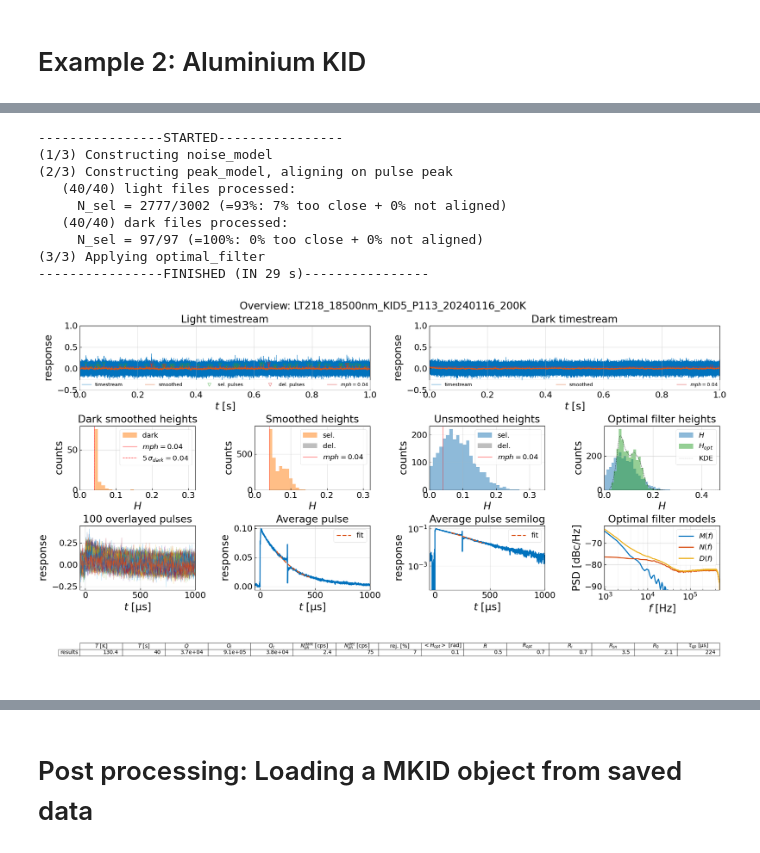
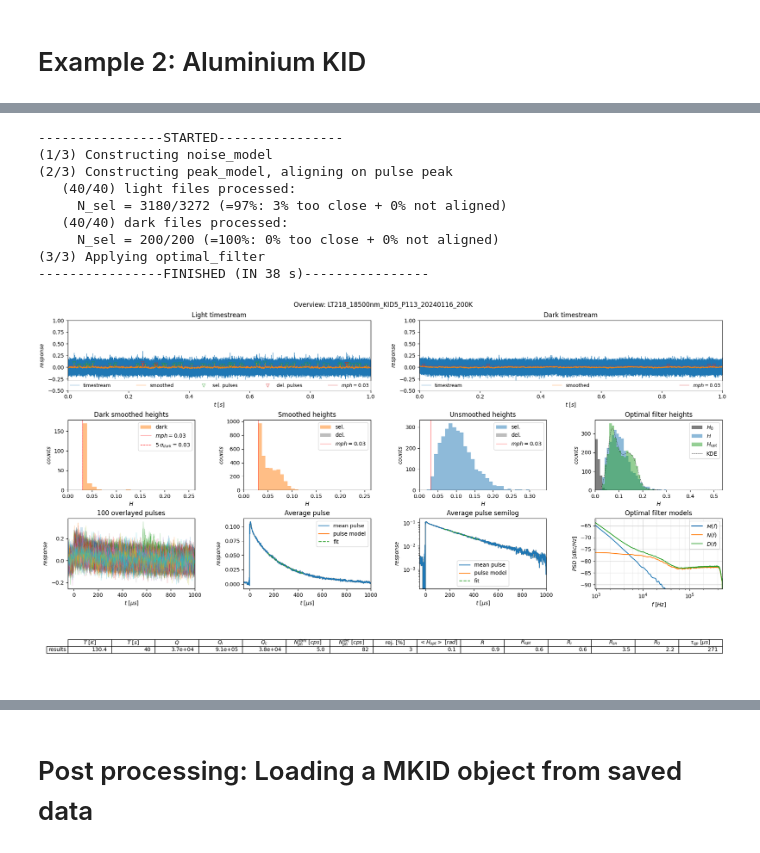
Before and after one commit to wilbertras/python-pulse-analysis, a Jupyter notebook: README.ipynb, the cells around one changed output, grey strips where cells are left out. Cells and saved outputs as stored; diff of their text form; code cells hidden in the pictures.

```diff
--- a/README.ipynb
+++ b/README.ipynb
@@ -92,16 +91,16 @@ Elapsed time: 6 s
 # %%
 psc = None
-settings = {'sf':1e6,'coord':'smith','response':'X','pw':1000,'sw':500, 'align':'peak', 'window':'box', 'ssf':1, 'sstype':'interp','buffer':10,'mph':psc,'mpp':psc,
+settings = {'sf':1e6,'coord':'smith','response':'X','pw':1000,'sw':250, 'align':'peak', 'window':'exp', 'ssf':1, 'sstype':'interp','buffer':10,'mph':psc,'mpp':psc,
             'nr_noise_segments':1000,'binsize':0.01,'H_range':None,'fit_T':[200, 500],'max_bw':10000,'tlim':[0, 1],'filter_std':5,'rise_offset':50, 'pulse_template':None}
 mkid.overview(settings, f, max_chuncks=1, redo_peak_model=True, plot_pulses=False, save=False, figpath='./README Results/')
 # %% [output]
 ----------------STARTED----------------
 (1/3) Constructing noise_model
 (2/3) Constructing peak_model, aligning on pulse peak
    (40/40) light files processed:
-     N_sel = 2777/3002 (=93%: 7% too close + 0% not aligned)
+     N_sel = 3180/3272 (=97%: 3% too close + 0% not aligned)
    (40/40) dark files processed:
-     N_sel = 97/97 (=100%: 0% too close + 0% not aligned)
+     N_sel = 200/200 (=100%: 0% too close + 0% not aligned)
 (3/3) Applying optimal_filter
-----------------FINISHED (IN 29 s)----------------
+----------------FINISHED (IN 38 s)----------------
-[figure, old version]
+[figure, new version]
```
Also changed, not shown: parts of 6 cells of this notebook, 2 other files.
